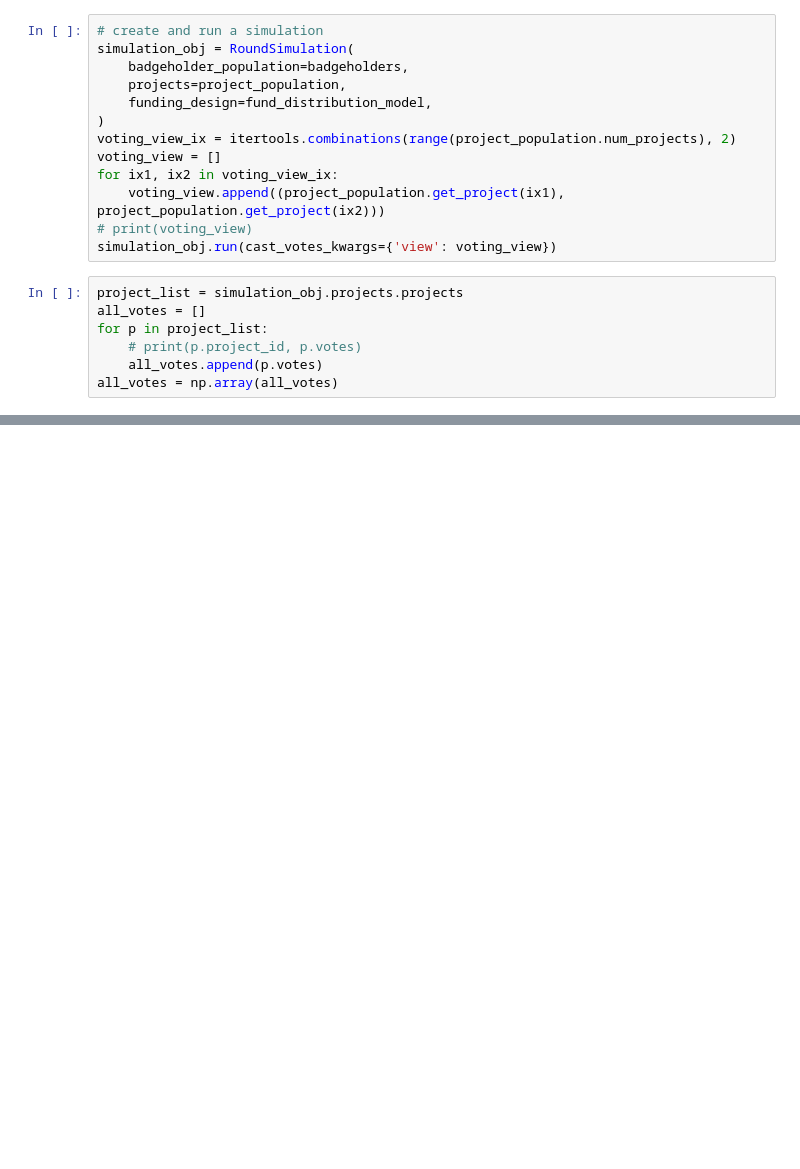
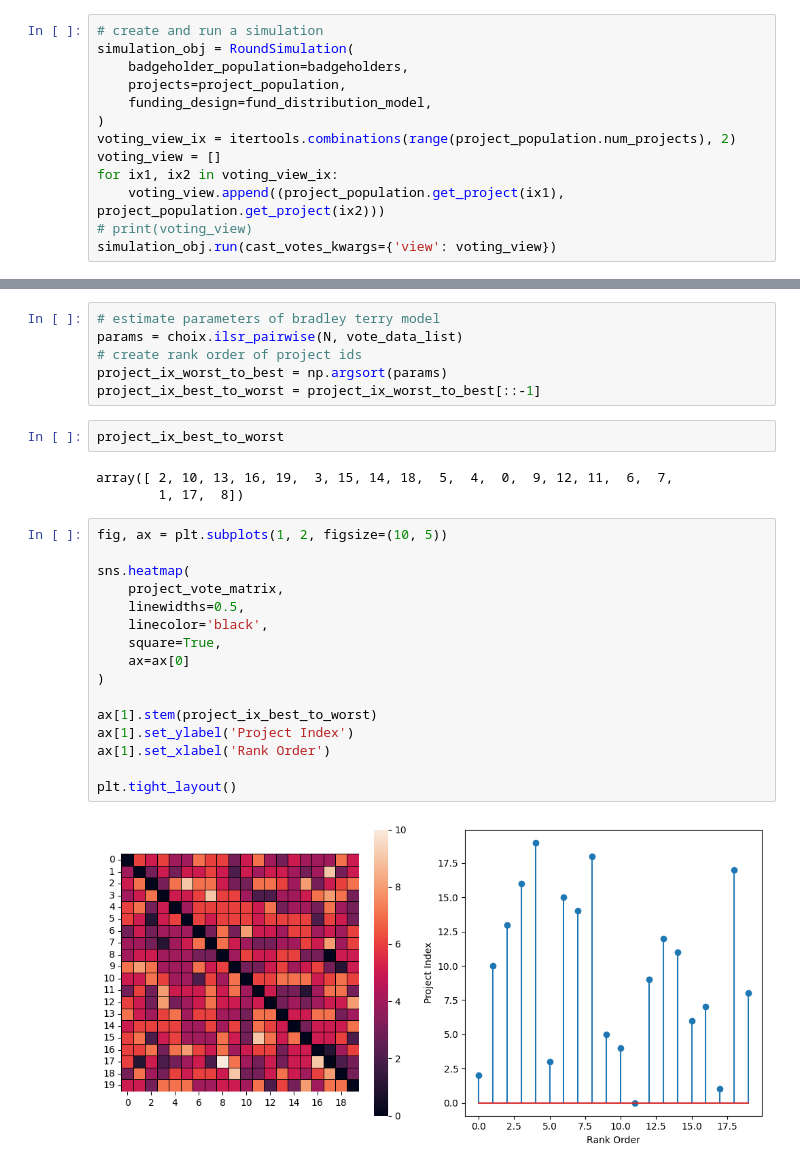
Before and after one commit to CELtd/voting_mechanism_design, a Jupyter notebook: notebooks/basic_pairwise.ipynb, the cells around one changed output, grey strips where cells are left out. Saved outputs shown, nothing was run; the diff lists cells and outputs as text; blank space fills up the shorter version.

Commit message:
updates to enable model estimation

```diff
--- a/notebooks/basic_pairwise.ipynb
+++ b/notebooks/basic_pairwise.ipynb
@@ -55,10 +60,3 @@ for ix1, ix2 in voting_view_ix:
     voting_view.append((project_population.get_project(ix1), project_population.get_project(ix2)))
 # print(voting_view)
 simulation_obj.run(cast_votes_kwargs={'view': voting_view})
-# %%
-project_list = simulation_obj.projects.projects
-all_votes = []
-for p in project_list:
-    # print(p.project_id, p.votes)
-    all_votes.append(p.votes)
-all_votes = np.array(all_votes)
@@ -73,0 +88,29 @@ sns.heatmap(all_votes, cmap='binary', cbar=False, linewidths=0.5, linecolor='bla
+# %%
+# estimate parameters of bradley terry model
+params = choix.ilsr_pairwise(N, vote_data_list)
+# create rank order of project ids
+project_ix_worst_to_best = np.argsort(params)
+project_ix_best_to_worst = project_ix_worst_to_best[::-1]
+# %%
+project_ix_best_to_worst
+# %% [output]
+array([ 2, 10, 13, 16, 19,  3, 15, 14, 18,  5,  4,  0,  9, 12, 11,  6,  7,
+        1, 17,  8])
+# %%
+fig, ax = plt.subplots(1, 2, figsize=(10, 5))
+
+sns.heatmap(
+    project_vote_matrix,
+    linewidths=0.5,
+    linecolor='black',
+    square=True,
+    ax=ax[0]
+)
+
+ax[1].stem(project_ix_best_to_worst)
+ax[1].set_ylabel('Project Index')
+ax[1].set_xlabel('Rank Order')
+
+plt.tight_layout()
+# %% [output]
+[figure, added]
```
Also changed, not shown: parts of 5 cells of this notebook, 1 other file.
